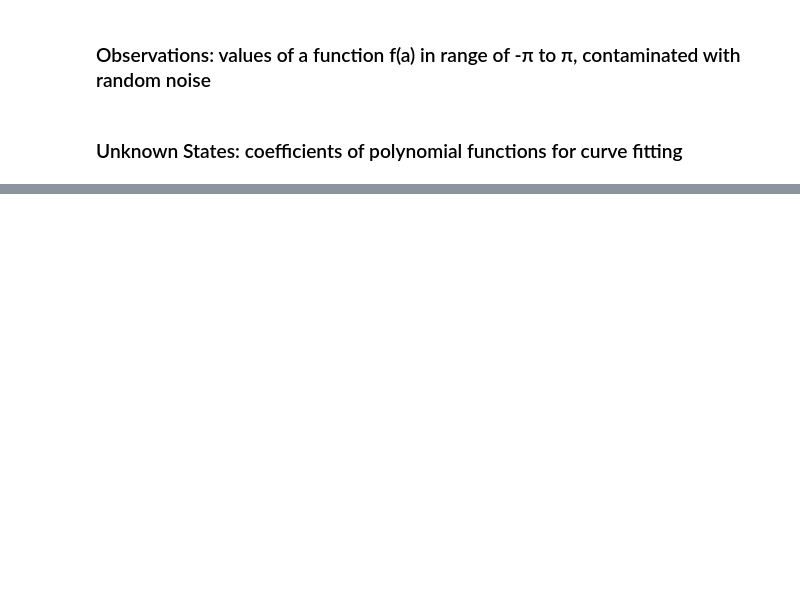
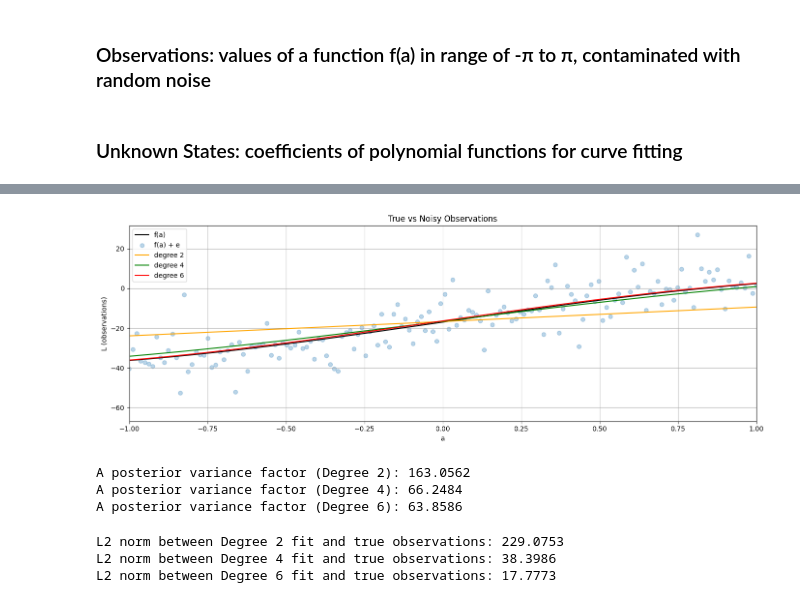
Before and after one commit to GlenaHussein/ENGG680_2025_Fall, a Jupyter notebook: Lab_Assignment 1/StudentGradeManagementSystem.ipynb, the cells around one changed output, grey strips where cells are left out. Cells and saved outputs as stored; diff of their text form; code cells hidden in the pictures; blank space fills up the shorter version.

```diff
--- a/Lab_Assignment 1/StudentGradeManagementSystem.ipynb
+++ b/Lab_Assignment 1/StudentGradeManagementSystem.ipynb
@@ -913,39 +955,85 @@ def fit_polynomial_curve(a: np.ndarray, l: np.ndarray, P: np.ndarray, deg: int)
 # call the fit_polynomial_curve function and fetch the results
 # use polynomial degrees of: 2, 4, 6
 # (1 marks)
-# ...
+
+# Degree 2
+x_deg2, cov_x_deg2, apv_deg2, v_deg2 = fit_polynomial_curve(a, l, P, deg=2)
+
+# Degree 4
+x_deg4, cov_x_deg4, apv_deg4, v_deg4 = fit_polynomial_curve(a, l, P, deg=4)
+
+# Degree 6
+x_deg6, cov_x_deg6, apv_deg6, v_deg6 = fit_polynomial_curve(a, l, P, deg=6)
 # %%
 # step 7
 # use the estimated coefficients x and constants array a, construct polynomial functions for each degree
 # hint: use polyval function from numpy library (check input argument carefully)
 # (1 marks)
 
-quadratic_uw = #...
-quartic_uw = #...
-hexic_uw = #...
+quadratic_uw = np.polyval(x_deg2[::-1], a)   # Degree 2 (quadratic)
+quartic_uw = np.polyval(x_deg4[::-1], a)   # Degree 2 (quartic)
+hexic_uw = np.polyval(x_deg6[::-1], a)   # Degree 2 (hexic)
 # %%
 # step 8
 # use the matplotlib to plot each polynomial function, noisy observations l, true observations l_true, together in one single figure
 # for the polynomials of line, cubic and quintic, use color of orange, green and red respectively.
 # (2 marks)
 
 fig, ax = plt.subplots(nrows=1, ncols=1, figsize=(14, 5))
-# ...
+# True observations
+ax.plot(a, l_true, label="f(a)", color='k')
 
+# Noisy observations
+ax.scatter(a, l, label="f(a) + e", color='tab:blue', marker='o', alpha=0.3)
 
+#fitted polynomial curve
+ax.plot(a, quadratic_uw, label="degree 2", color='orange')
+ax.plot(a, quartic_uw, label="degree 4", color='green')
+ax.plot(a, hexic_uw, label="degree 6", color='red')
+
+# Axis labels, legends and title
+ax.set_xlabel('a')
+ax.set_ylabel('L (observations)')
+ax.set_title('True vs Noisy Observations')
+ax.legend()
+
+# Set x-axis limit
+ax.set_xlim(-1, 1)
+
+# Add layout
 ax.grid(True, which='both',ls='-',color='0.65')
 
 fig.tight_layout()
+# %% [output]
+[figure, added]
 # %%
 # step 9
 # print the a posterier variance factor for each polynomial function
 # (3 marks)
-# ...
+
+print(f"A posterior variance factor (Degree 2): {apv_deg2:.4f}")
+print(f"A posterior variance factor (Degree 4): {apv_deg4:.4f}")
+print(f"A posterior variance factor (Degree 6): {apv_deg6:.4f}")
+# %% [output]
+A posterior variance factor (Degree 2): 163.0562
+A posterior variance factor (Degree 4): 66.2484
+A posterior variance factor (Degree 6): 63.8586
 # %%
 # step 10
 # compute and print the norm between the predicted observations (output from each polynomial function) and the true observations
 # (3 marks)
-# ...
+
+norm_deg2 = np.linalg.norm(quadratic_uw - l_true)
+norm_deg4 = np.linalg.norm(quartic_uw - l_true)
+norm_deg6 = np.linalg.norm(hexic_uw - l_true)
+
+print(f"L2 norm between Degree 2 fit and true observations: {norm_deg2:.4f}")
+print(f"L2 norm between Degree 4 fit and true observations: {norm_deg4:.4f}")
+print(f"L2 norm between Degree 6 fit and true observations: {norm_deg6:.4f}")
+# %% [output]
+L2 norm between Degree 2 fit and true observations: 229.0753
+L2 norm between Degree 4 fit and true observations: 38.3986
+L2 norm between Degree 6 fit and true observations: 17.7773
 # %%
 # step 11
 # comment on the results of a posterier variance factor and norm, what pattern do you observe
```
Also changed, not shown: parts of 9 cells of this notebook.
